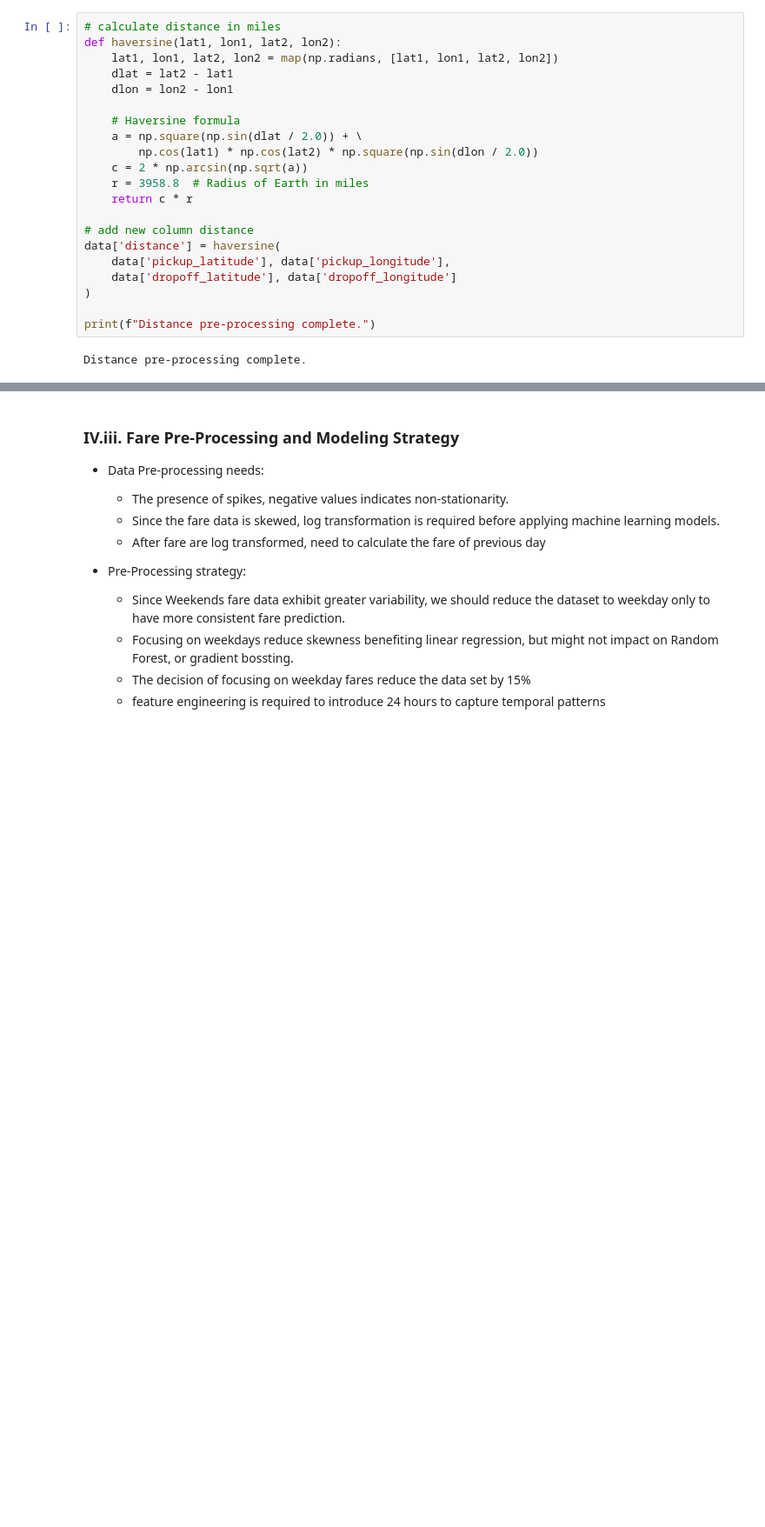
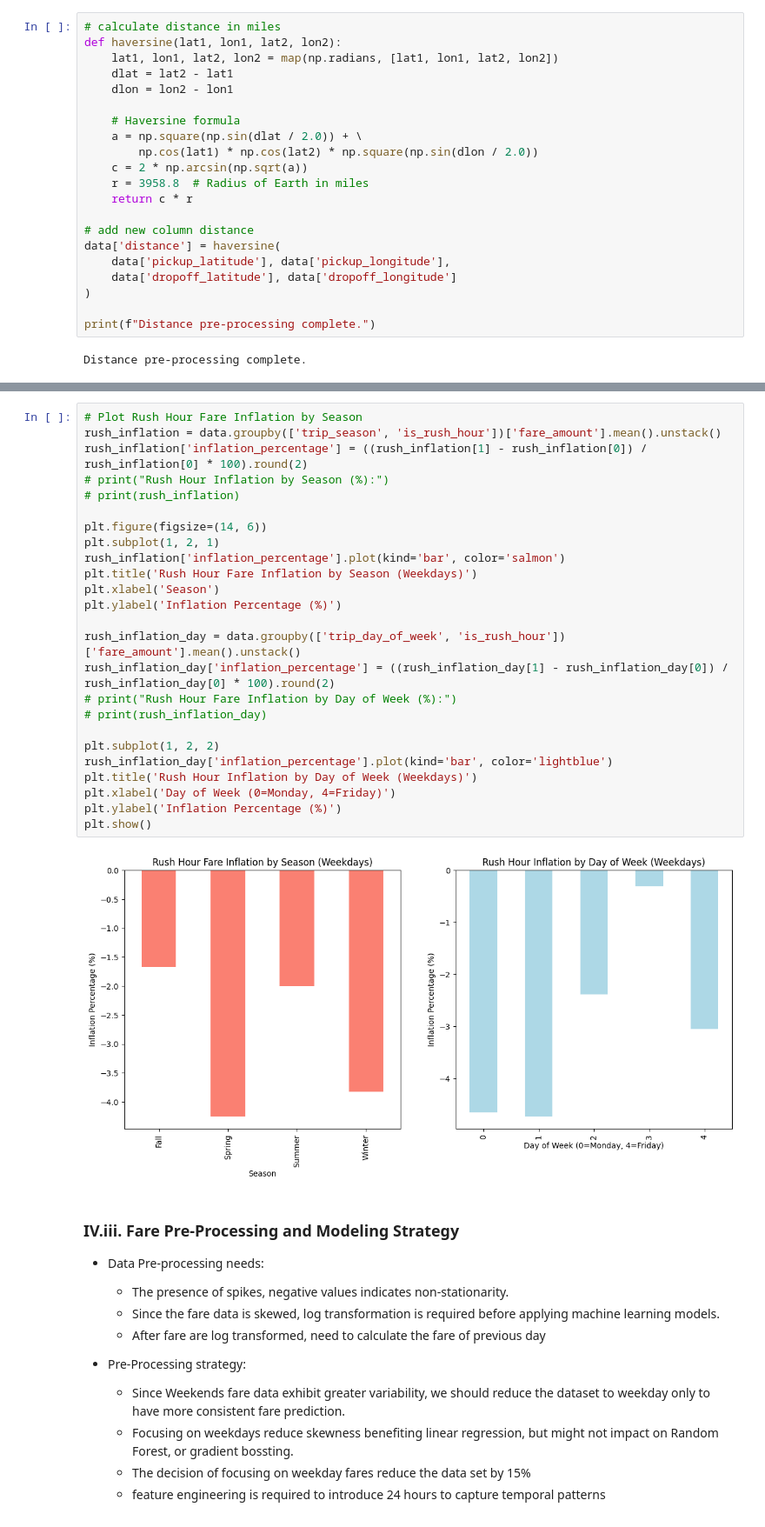
Before and after one commit to ameau01/Uber-Fare-Prediction, a Jupyter notebook: uber-fare-prediction.ipynb, the cells around one changed output, grey strips where cells are left out. Shown at 87% size. Drawn from its saved outputs; the diff is of its cells as text; blank space fills up the shorter version.

Commit message:
Kaggle Notebook | Uber Fare Prediction | Version 13

```diff
--- a/uber-fare-prediction.ipynb
+++ b/uber-fare-prediction.ipynb
@@ -348,3 +394,30 @@ data.head(5)
+# %%
+# Plot Rush Hour Fare Inflation by Season
+rush_inflation = data.groupby(['trip_season', 'is_rush_hour'])['fare_amount'].mean().unstack()
+rush_inflation['inflation_percentage'] = ((rush_inflation[1] - rush_inflation[0]) / rush_inflation[0] * 100).round(2)
+# print("Rush Hour Inflation by Season (%):")
+# print(rush_inflation)
+
+plt.figure(figsize=(14, 6))
+plt.subplot(1, 2, 1)
+rush_inflation['inflation_percentage'].plot(kind='bar', color='salmon')
+plt.title('Rush Hour Fare Inflation by Season (Weekdays)')
+plt.xlabel('Season')
+plt.ylabel('Inflation Percentage (%)')
+
+rush_inflation_day = data.groupby(['trip_day_of_week', 'is_rush_hour'])['fare_amount'].mean().unstack()
+rush_inflation_day['inflation_percentage'] = ((rush_inflation_day[1] - rush_inflation_day[0]) / rush_inflation_day[0] * 100).round(2)
+# print("Rush Hour Fare Inflation by Day of Week (%):")
+# print(rush_inflation_day)
+
+plt.subplot(1, 2, 2)
+rush_inflation_day['inflation_percentage'].plot(kind='bar', color='lightblue')
+plt.title('Rush Hour Inflation by Day of Week (Weekdays)')
+plt.xlabel('Day of Week (0=Monday, 4=Friday)')
+plt.ylabel('Inflation Percentage (%)')
+plt.show()
+# %% [output]
+[figure, added]
 # %% [markdown]
 ### IV.iii. Fare Pre-Processing and Modeling Strategy ###
 
```
Also changed, not shown: parts of 17 cells of this notebook.
